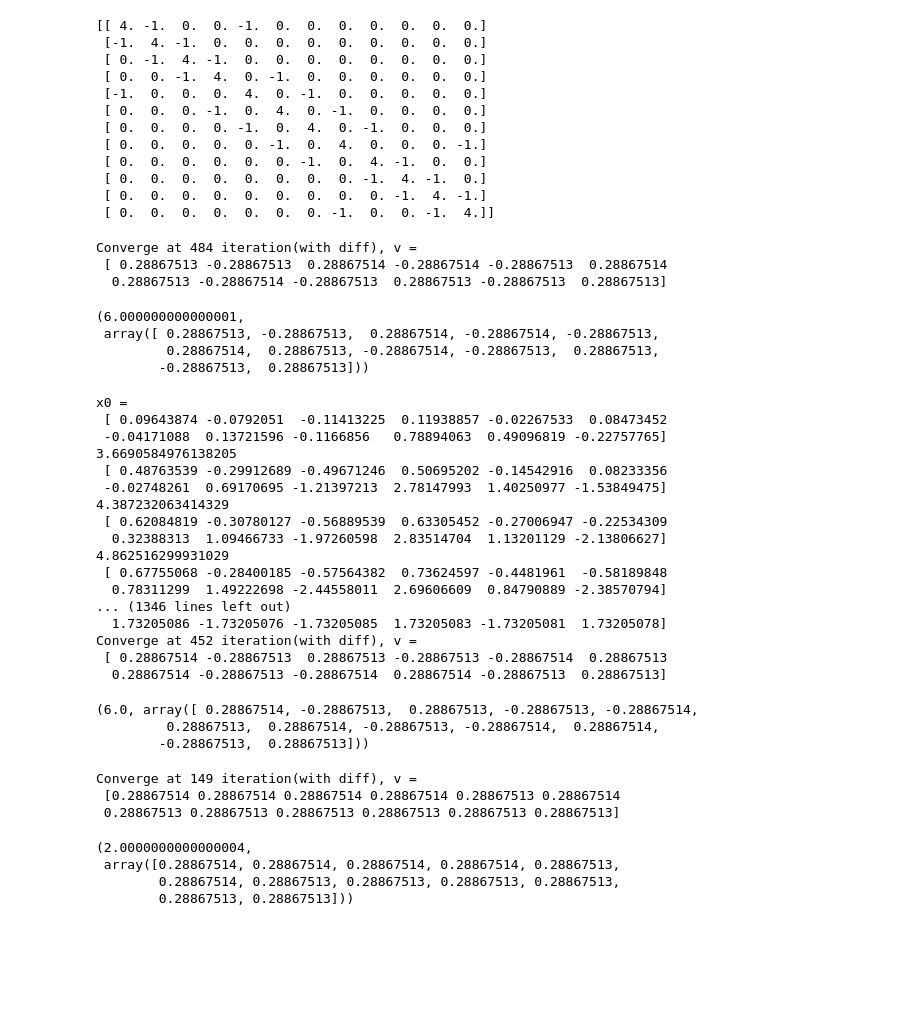
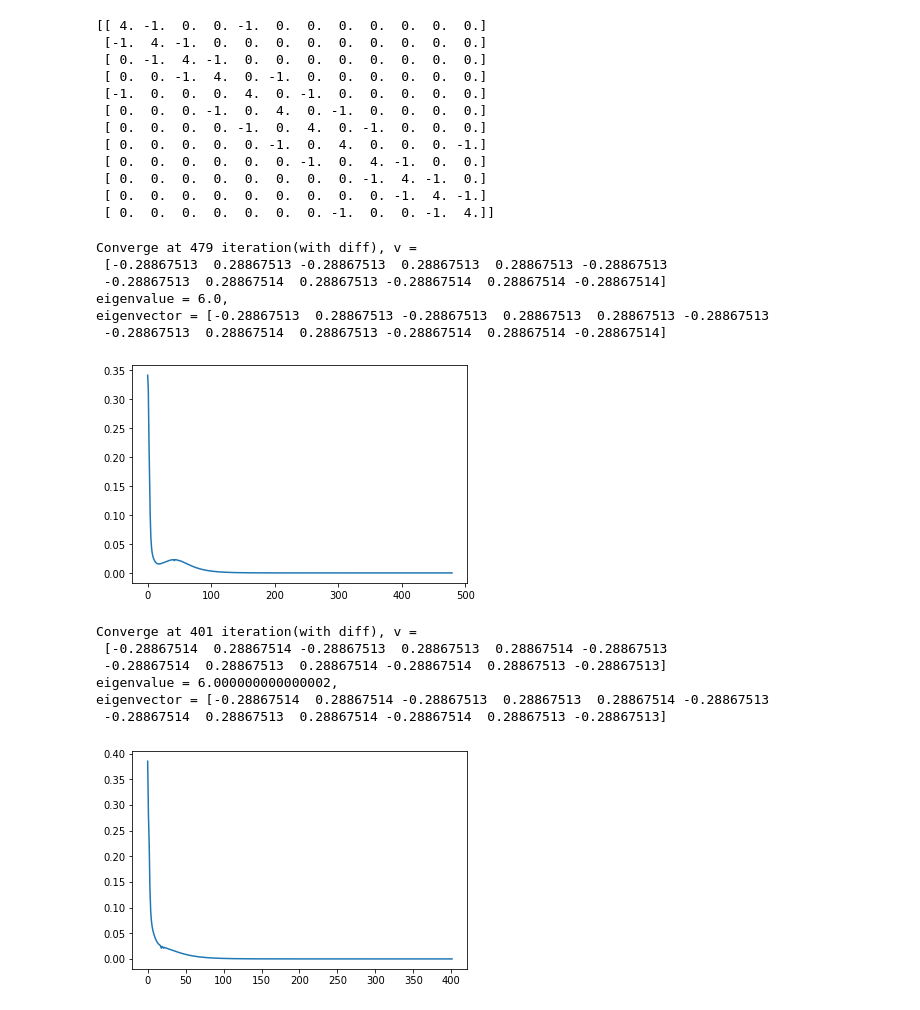
Before and after one commit to EazyReal/PMS2019fall, a Jupyter notebook: Biweekly quiz 7 power method and its variants.ipynb, the cells around one changed output. Cells and saved outputs as stored; diff of their text form; code cells hidden in the pictures; blank space fills up the shorter version.

```diff
--- a/Biweekly quiz 7 power method and its variants.ipynb
+++ b/Biweekly quiz 7 power method and its variants.ipynb
@@ -51,6 +52,7 @@ x0 = np.zeros(A.shape[0])
  [ 0.  0.  0.  0.  0.  0.  0. -1.  0.  0. -1.  4.]]
 # %%
 def PowerIteration(A, v=None, eps=10e-10, max_iter=1500):
+    rec = []
     if v == None:
         v = np.random.randn(A.shape[0])
         v /= np.linalg.norm(v)
@@ -61,23 +63,28 @@ def PowerIteration(A, v=None, eps=10e-10, max_iter=1500):
             return 0, y
         #Rayleigh quotient
         lamb = v.dot(np.dot(A,v))/v.dot(v)
-        err = np.linalg.norm(v-y/np.linalg.norm(y))
+        err = np.linalg.norm(abs(v)-abs(y/np.linalg.norm(y)))
+        rec.append(err)
         if err < eps:
             print("Converge at {} iteration(with diff), v = ".format(t), '\n',v)
-            return lamb, v
+            return lamb, v, rec
         v = y/np.linalg.norm(y)
     print("Use Max iteration {} still dont converge, v = ".format(max_iter), '\n',v)
-    return lamb, v
+    return lamb, v, rec
 # %%
-PowerIteration(A, v=None, eps=1e-10, max_iter=1500)
+lamb, v, rec = PowerIteration(A, v=None, eps=1e-10, max_iter=1500)
+print("eigenvalue = {}, \neigenvector = {}".format(lamb, v))
+plt.figure()
+plt.plot(rec)
+plt.show()
 # %% [output]
-Converge at 484 iteration(with diff), v =
- [ 0.28867513 -0.28867513  0.28867514 -0.28867514 -0.28867513  0.28867514
-  0.28867513 -0.28867514 -0.28867513  0.28867513 -0.28867513  0.28867513]
+Converge at 479 iteration(with diff), v =
+ [-0.28867513  0.28867513 -0.28867513  0.28867513  0.28867513 -0.28867513
+ -0.28867513  0.28867514  0.28867513 -0.28867514  0.28867514 -0.28867514]
+eigenvalue = 6.0,
+eigenvector = [-0.28867513  0.28867513 -0.28867513  0.28867513  0.28867513 -0.28867513
+ -0.28867513  0.28867514  0.28867513 -0.28867514  0.28867514 -0.28867514]
-(6.000000000000001,
- array([ 0.28867513, -0.28867513,  0.28867514, -0.28867514, -0.28867513,
-         0.28867514,  0.28867513, -0.28867514, -0.28867513,  0.28867513,
-        -0.28867513,  0.28867513]))
+[figure, added]
 # %%
 #A should be symmetric
 def SymmetricPowerIteration(A, v=None, eps=10e-10, max_iter=500):
@@ -104,25 +113,16 @@ def SymmetricPowerIteration(A, v=None, eps=10e-10, max_iter=500):
 # %%
-SymmetricPowerIteration(A, v=None, eps=10e-10, max_iter=500)
+lamb, v, rec = SymmetricPowerIteration(A, v=None, eps=10e-10, max_iter=500)
+print("eigenvalue = {}, \neigenvector = {}".format(lamb, v))
+plt.figure()
+plt.plot(rec)
+plt.show()
 # %% [output]
-x0 =
- [ 0.09643874 -0.0792051  -0.11413225  0.11938857 -0.02267533  0.08473452
- -0.04171088  0.13721596 -0.1166856   0.78894063  0.49096819 -0.22757765]
-3.6690584976138205
- [ 0.48763539 -0.29912689 -0.49671246  0.50695202 -0.14542916  0.08233356
- -0.02748261  0.69170695 -1.21397213  2.78147993  1.40250977 -1.53849475]
-4.387232063414329
- [ 0.62084819 -0.30780127 -0.56889539  0.63305452 -0.27006947 -0.22534309
-  0.32388313  1.09466733 -1.97260598  2.83514704  1.13201129 -2.13806627]
-4.862516299931029
- [ 0.67755068 -0.28400185 -0.57564382  0.73624597 -0.4481961  -0.58189848
-  0.78311299  1.49222698 -2.44558011  2.69606609  0.84790889 -2.38570794]
-... (1346 lines left out)
-  1.73205086 -1.73205076 -1.73205085  1.73205083 -1.73205081  1.73205078]
-Converge at 452 iteration(with diff), v =
- [ 0.28867514 -0.28867513  0.28867513 -0.28867513 -0.28867514  0.28867513
-  0.28867514 -0.28867513 -0.28867514  0.28867514 -0.28867513  0.28867513]
+Converge at 401 iteration(with diff), v =
+ [-0.28867514  0.28867514 -0.28867513  0.28867513  0.28867514 -0.28867513
+ -0.28867514  0.28867513  0.28867514 -0.28867514  0.28867513 -0.28867513]
+eigenvalue = 6.000000000000002,
+eigenvector = [-0.28867514  0.28867514 -0.28867513  0.28867513  0.28867514 -0.28867513
+ -0.28867514  0.28867513  0.28867514 -0.28867514  0.28867513 -0.28867513]
-(6.0, array([ 0.28867514, -0.28867513,  0.28867513, -0.28867513, -0.28867514,
-         0.28867513,  0.28867514, -0.28867513, -0.28867514,  0.28867514,
-        -0.28867513,  0.28867513]))
+[figure, added]
 # %%
 def InversePowerIteration(A, v=None, eps=10e-10, max_iter=500):
@@ -146,10 +148,0 @@ def InversePowerIteration(A, v=None, eps=10e-10, max_iter=500):
-# %%
-InversePowerIteration(A, v=None, eps=10e-10, max_iter=500)
-# %% [output]
-Converge at 149 iteration(with diff), v =
- [0.28867514 0.28867514 0.28867514 0.28867514 0.28867513 0.28867514
- 0.28867513 0.28867513 0.28867513 0.28867513 0.28867513 0.28867513]
-(2.0000000000000004,
- array([0.28867514, 0.28867514, 0.28867514, 0.28867514, 0.28867513,
-        0.28867514, 0.28867513, 0.28867513, 0.28867513, 0.28867513,
-        0.28867513, 0.28867513]))
```
Also changed, not shown: parts of 13 cells of this notebook, 4 other files.
